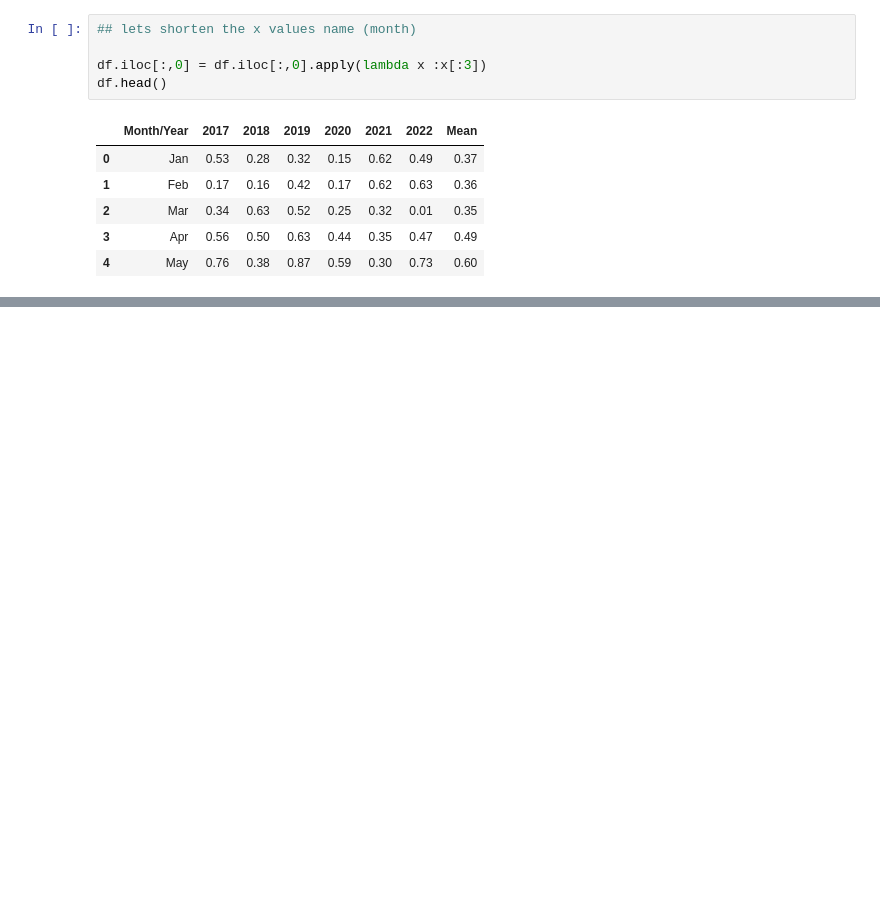
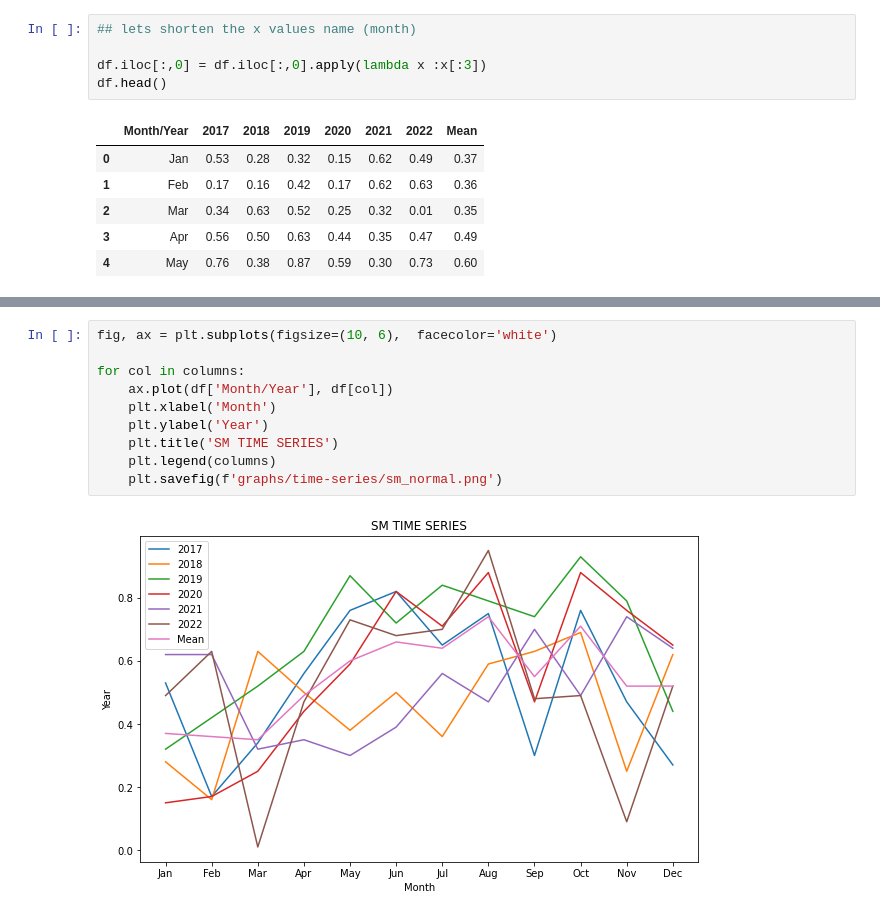
Before and after one commit to jagadeeshreddyr/Data-visualization, a Jupyter notebook: Time-Series.ipynb, the cells around one changed output, grey strips where cells are left out. Cells and saved outputs as stored; diff of their text form; blank space fills up the shorter version.

```diff
--- a/Time-Series.ipynb
+++ b/Time-Series.ipynb
@@ -85,0 +87,12 @@ for col in columns:
+# %%
+fig, ax = plt.subplots(figsize=(10, 6),  facecolor='white')
+
+for col in columns:
+    ax.plot(df['Month/Year'], df[col])
+    plt.xlabel('Month')
+    plt.ylabel('Year')
+    plt.title('SM TIME SERIES')
+    plt.legend(columns)
+    plt.savefig(f'graphs/time-series/sm_normal.png')
+# %% [output]
+[figure, added]
```
Also changed, not shown: parts of 6 cells of this notebook, 6 other files.
